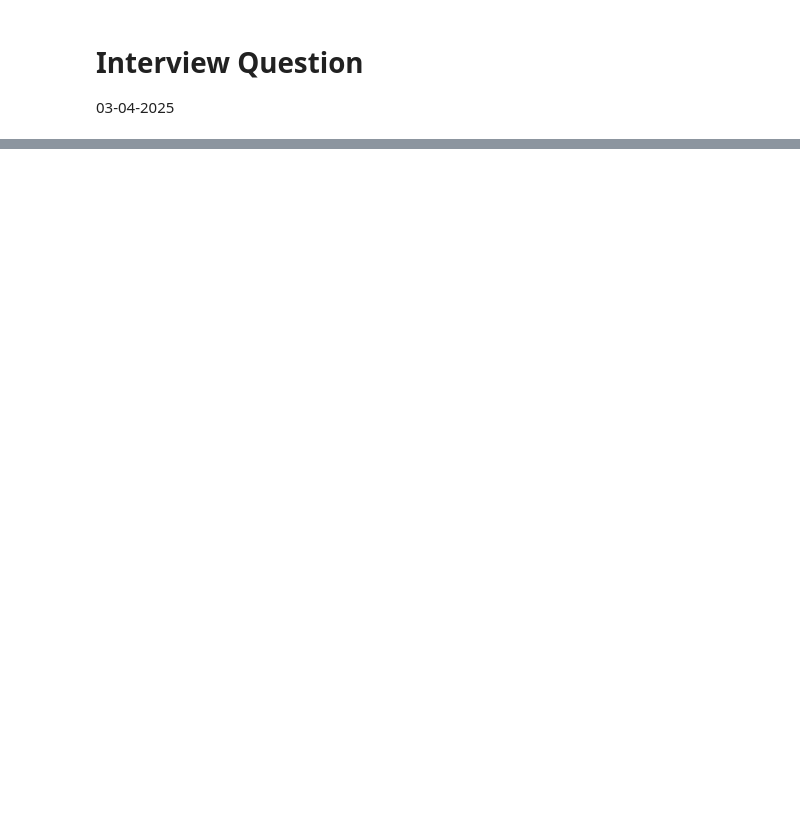
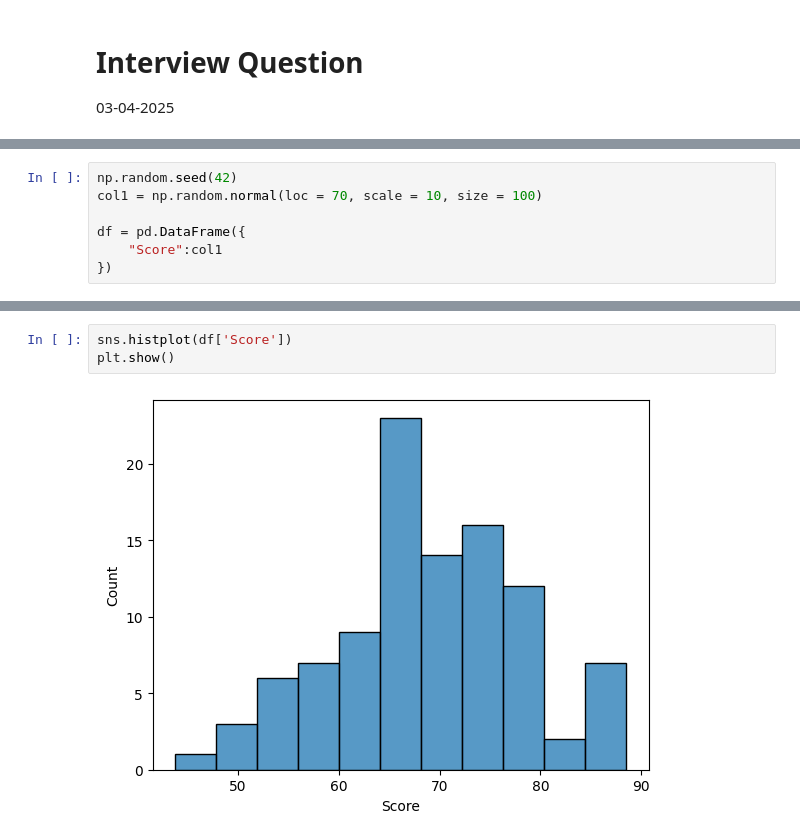
Before and after one commit to revanth-kumar-01-ai/360DigitMG-Training-Phase, a Jupyter notebook: Interview-Questions/interview_questions_03-04-2025.ipynb, the cells around one changed output, grey strips where cells are left out. Cells and saved outputs as stored; diff of their text form; blank space fills up the shorter version.

```diff
--- a/Interview-Questions/interview_questions_03-04-2025.ipynb
+++ b/Interview-Questions/interview_questions_03-04-2025.ipynb
@@ -9,0 +13,7 @@ Nowadays, people prefer using tools like **Power BI**, **Tableau**, and other mo
+# %%
+np.random.seed(42)
+col1 = np.random.normal(loc = 70, scale = 10, size = 100)
+
+df = pd.DataFrame({
+    "Score":col1
+})
@@ -9,0 +36,5 @@ Nowadays, people prefer using tools like **Power BI**, **Tableau**, and other mo
+# %%
+sns.histplot(df['Score'])
+plt.show()
+# %% [output]
+[figure, added]
```
Also changed, not shown: parts of 20 cells of this notebook, 6 other files.
